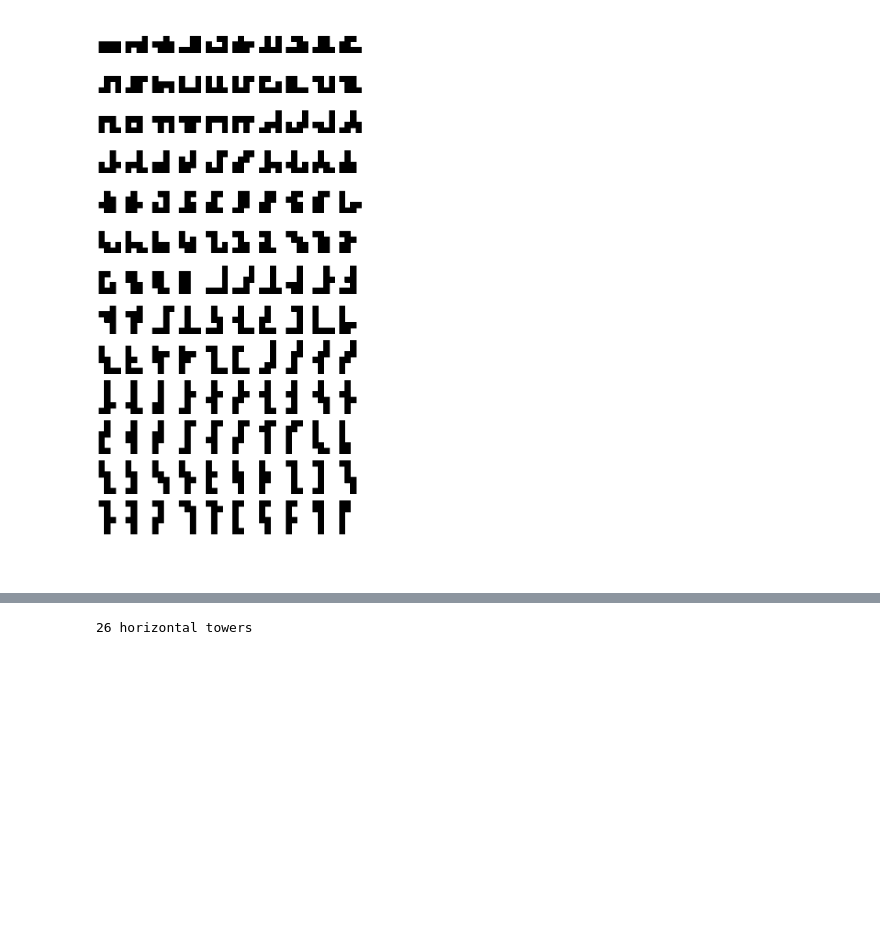
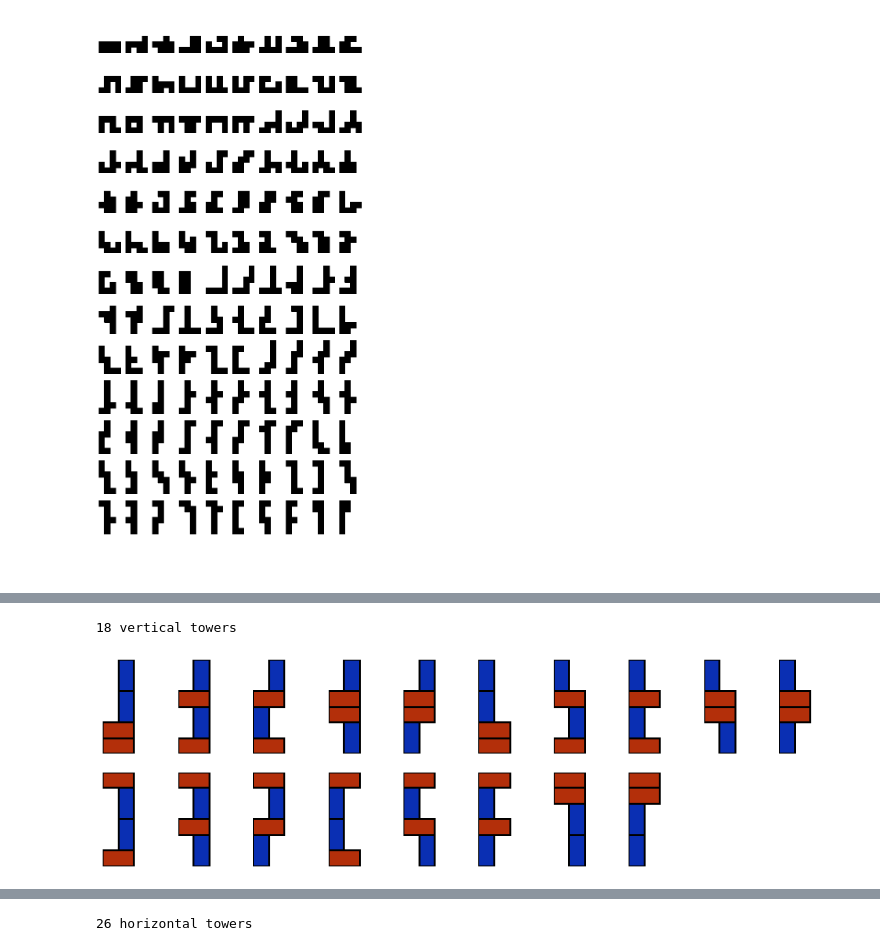
Before and after one commit to cogtoolslab/compositional-abstractions, a Jupyter notebook: stimuli/paired_tower_stim_generator.ipynb, the cells around one changed output, grey strips where cells are left out. Cells and saved outputs as stored; diff of their text form; code cells hidden in the pictures; blank space fills up the shorter version.

Commit message:
generate partitions of prior elicitation stims

```diff
--- a/stimuli/paired_tower_stim_generator.ipynb
+++ b/stimuli/paired_tower_stim_generator.ipynb
@@ -231,6 +361,8 @@ render = True
 
 silhouette_superset = four_block_superset.groupby('silhouette_str').agg('first').reset_index()
 silhouette_superset['tower_number'] = silhouette_superset.index
+silhouette_superset['tower_number_str'] = silhouette_superset['tower_number'].apply(lambda x: str(x).zfill(3))
+silhouette_superset['tower_name'] = 'tower_4_block_unique_silhouette_' + silhouette_superset['tower_number_str']
 
 if render:
     utils.draw_towers([utils.worldify(w,
@@ -267,0 +405,9 @@ for i, w in enumerate(tower_worlds):
+# %%
+filepath ='./tower_4_block_unique_silhouettes_json/'
+
+if not os.path.exists(filepath):
+        os.makedirs(filepath)
+
+for i, w in enumerate(tower_worlds):
+    with open(os.path.join(filepath, 'tower_4_block_unique_silhouettes_{}.json'.format(str(i).zfill(3))), 'w') as fout:
+#         json.dump(tower_worlds[i].get_block_dict(),fout)
@@ -267,0 +422,23 @@ for i, w in enumerate(tower_worlds):
+# %%
+unique_by_silhoutte = True
+
+tall_subset_w2 = silhouette_superset[(silhouette_superset.tower_height >= 5) &
+                                  (silhouette_superset.tower_width == 2)].reset_index()
+
+# # get unique silhouettes
+# if unique_by_silhoutte:
+#     tall_subset_w2 = tall_subset_w2.groupby('silhouette_str').agg('first').reset_index()
+
+
+utils.draw_towers([utils.worldify(w,
+                                  block_dims = block_dims,
+#                                   block_colors = black,
+                                  block_colors = block_colors,
+                                 )
+                   for w in tall_subset_w2['stim']],
+                 figsize=(14,4))
+
+print(str(len(tall_subset_w2))+ ' vertical towers')
+# %% [output]
+18 vertical towers
+[figure, added]
```
Also changed, not shown: parts of 51 cells of this notebook, 5 other files.
